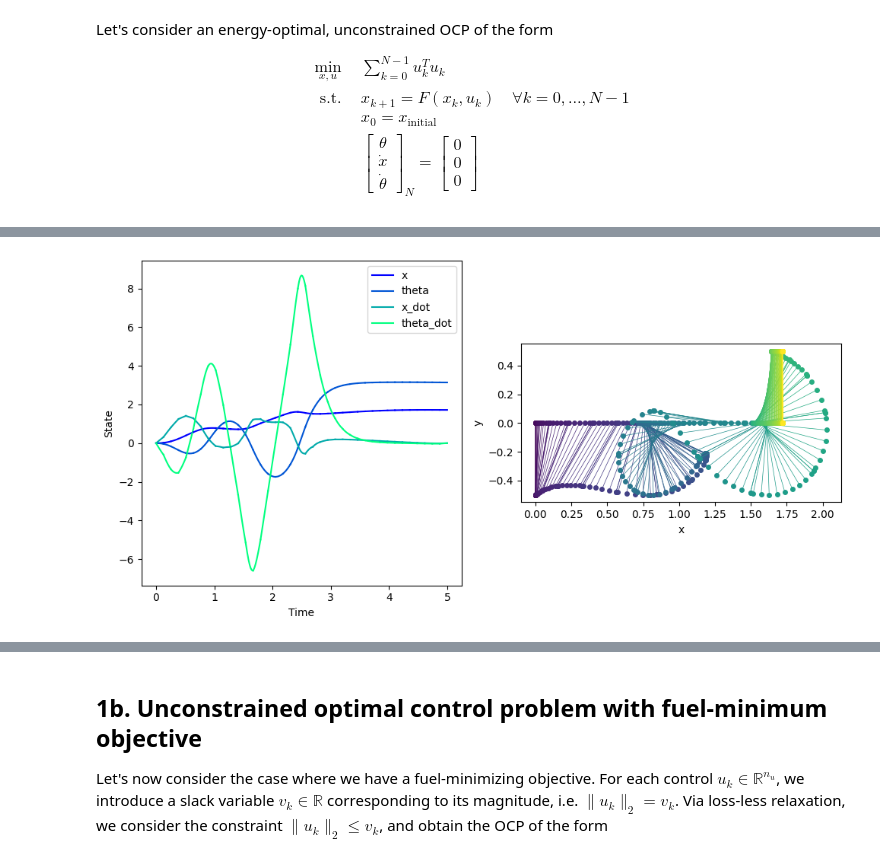
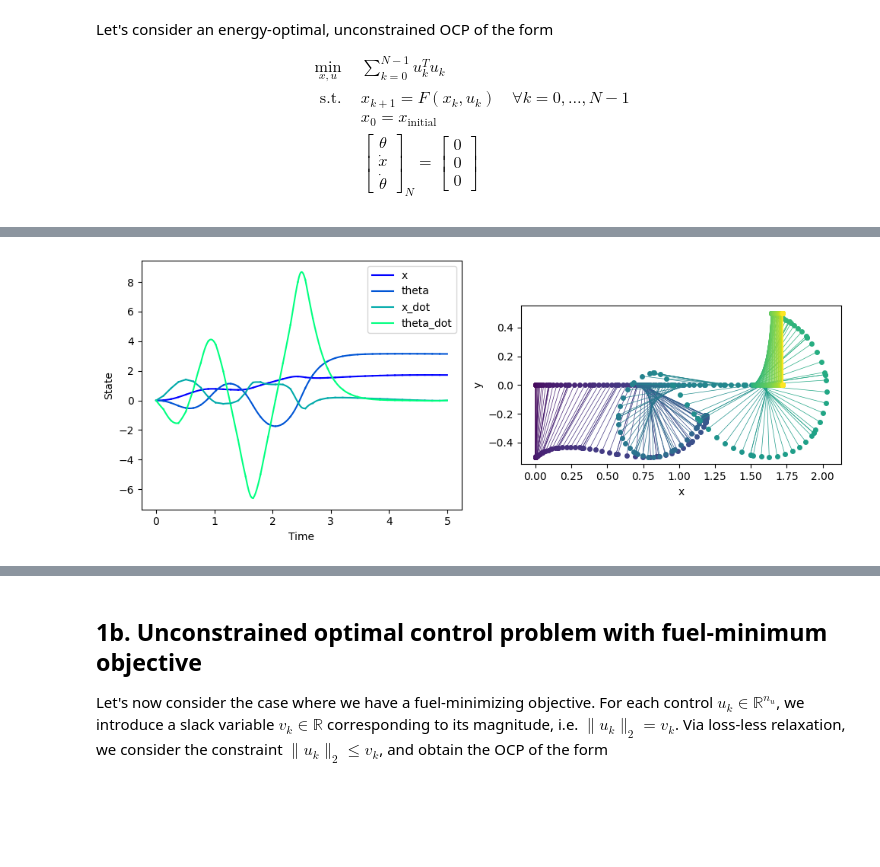
Before and after one commit to Yuricst/scocp, a Jupyter notebook: examples/example_cartpole.ipynb, the cells around one changed output, grey strips where cells are left out. Drawn from its saved outputs; the diff is of its cells as text; code cells hidden in the pictures; blank space fills up the shorter version.

Commit message:
cartpole example update

```diff
--- a/examples/example_cartpole.ipynb
+++ b/examples/example_cartpole.ipynb
@@ -296,31 +295,32 @@ solution = algo.solve(
 # %%
 # plot results
 state_labels = ["x", "theta", "x_dot", "theta_dot"]
 colors = cm.winter(np.linspace(0, 1, 4))
-fig, axs = plt.subplots(1,2,figsize=(10,5))
+fig, axs = plt.subplots(1,2,figsize=(10,4))
 for itime, (_times,_states) in enumerate(solution.sols):
     for ix in range(4):
         if itime == 0:
             _label = state_labels[ix]
         else:
             _label = None
         axs[0].plot(_times, _states[:,ix], label=_label, color=colors[ix])
 axs[0].legend()
 axs[0].set(xlabel="Time", ylabel="State")
 
 times_cat  = np.concatenate([_times  for _times,_  in solution.sols])
 states_cat = np.concatenate([_states for _,_states in solution.sols])
 colors = cm.viridis(np.linspace(0, 1, len(times_cat)))
 for i in range(len(times_cat)):
     axs[1].plot(
         [states_cat[i,0], states_cat[i,0] + l * np.sin(states_cat[i,1])],
         [0.0, -l * np.cos(states_cat[i,1])],
         marker="o", color=colors[i], linewidth=0.5, ms=4)
 axs[1].set(xlabel="x", ylabel="y")
 axs[1].set_aspect('equal')
 plt.tight_layout()
+fig.savefig("./plots/cartpole_quadratic_state_history.png", dpi=200, bbox_inches='tight')
 plt.show()
 # %% [output]
-[figure, old version]
+[figure, new version]
 # %%
 # plot results
```
Also changed, not shown: parts of 7 cells of this notebook, 5 other files.
